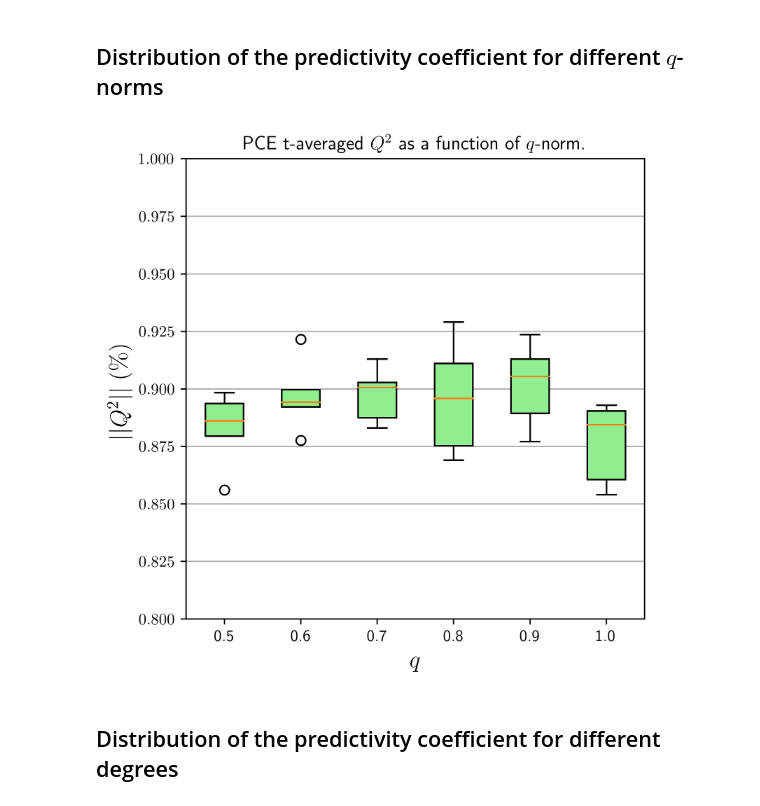
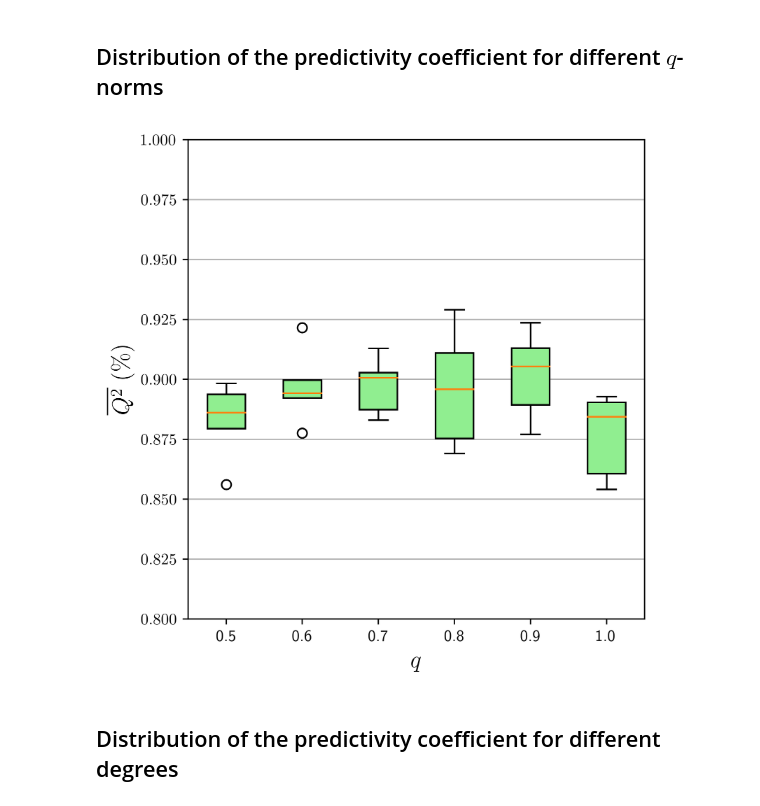
Before and after one commit to EdgarJaber/SA-for-clogging-code, a Jupyter notebook: IJUQ_AGS_23/scripts/PCE/PCE_validation.ipynb, the cells around one changed output. Drawn from its saved outputs; the diff is of its cells as text; code cells hidden in the pictures.

```diff
--- a/IJUQ_AGS_23/scripts/PCE/PCE_validation.ipynb
+++ b/IJUQ_AGS_23/scripts/PCE/PCE_validation.ipynb
@@ -185,20 +185,20 @@ with open("Q2_q_norm_HL.pkl", "wb") as f:
 # %%
 fig, ax = plt.subplots(1,1,figsize=(5,5), layout='tight')
 bpl = ax.boxplot(np.array(Q2sample), patch_artist=True)
 colors = ['lightgreen']*6
 for patch, color in zip(bpl['boxes'], colors):
     patch.set_facecolor(color)
 ax.set_ylim(0.8,1.0)
 ax.set_xlabel(r"$q$", fontsize=15)
-ax.set_ylabel(r"$|| Q^2  ||\;(\%)$", fontsize=15)
+ax.set_ylabel(r"$\overline{Q^2}\;(\%)$", fontsize=15)
 ax.set_xticks([1,2,3,4,5,6], q_norm)
 ax.yaxis.grid(True)
-ax.set_title(r"PCE t-averaged $Q^2$ as a function of $q$-norm.")
+#ax.set_title(r"PCE t-averaged $Q^2$ as a function of $q$-norm.")
 
 fig.savefig('../../plots/PCE/TPD_PCE_Q2_q_norm_sensitivity.pdf', format='pdf', bbox_inches='tight')
 fig.savefig('../../plots/PCE/TPD_PCE_Q2_q_norm_sensitivity.png', format='png', bbox_inches='tight')
 # %% [output]
-[figure, old version]
+[figure, new version]
 # %% [markdown]
 ## Distribution of the predictivity coefficient for different degrees
 # %%
```
Also changed, not shown: parts of 1 cell of this notebook, 37 other files.
